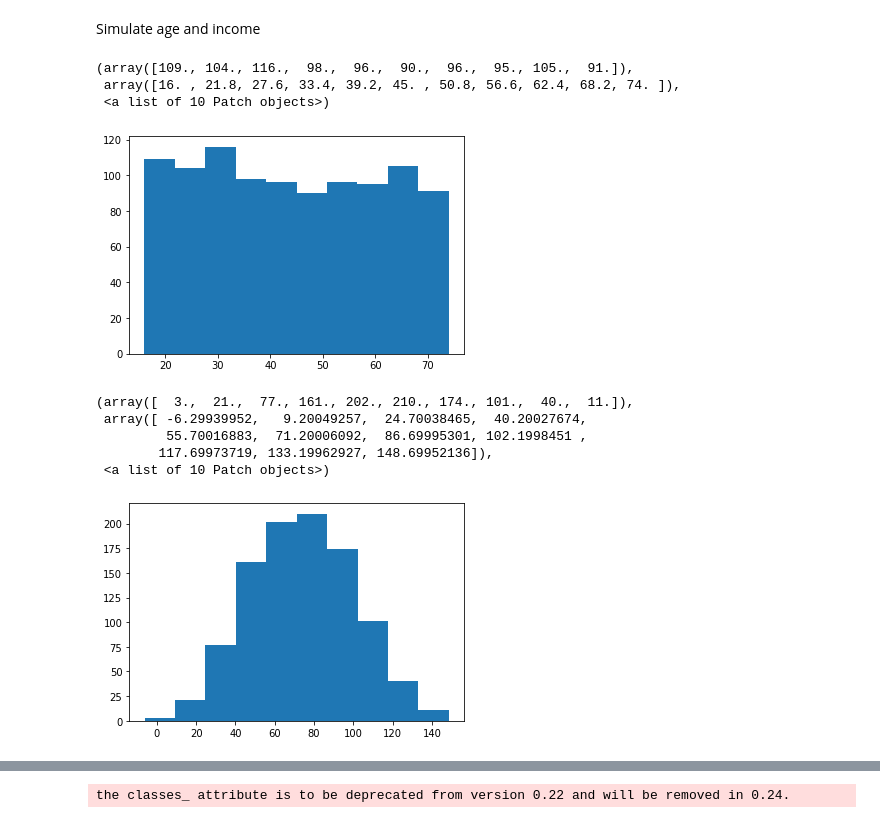
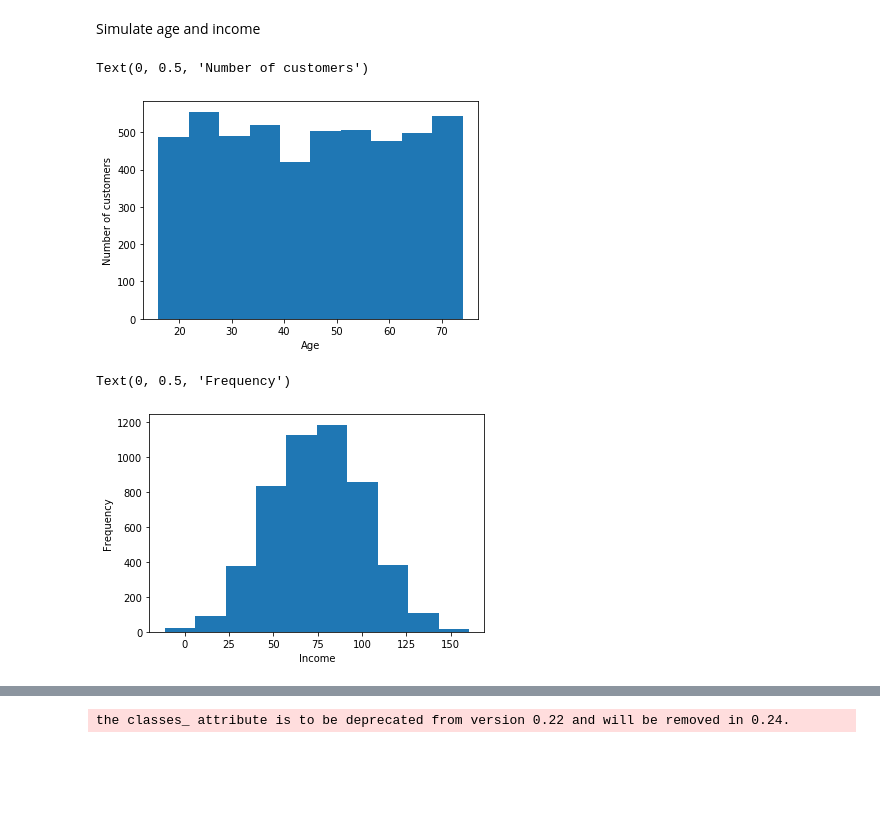
Before and after one commit to ruivieira/ceh-pmml-models, a Jupyter notebook: models.ipynb, the cells around one changed output, grey strips where cells are left out. Saved outputs shown, nothing was run; the diff lists cells and outputs as text; code cells hidden in the pictures; blank space fills up the shorter version.

Commit message:
Updated number of sample points

```diff
--- a/models.ipynb
+++ b/models.ipynb
@@ -3,29 +3,27 @@ Simulate age and income
 # %%
 import numpy as np
 
-N = 1000
+N = 5000
 
-age = holders_index = np.random.randint(16, 75, N)
+age = np.random.randint(16, 75, N)
 # %%
 import matplotlib.pyplot as plt
 
 plt.hist(age)
+plt.xlabel("Age")
+plt.ylabel("Number of customers")
 # %% [output]
-(array([109., 104., 116.,  98.,  96.,  90.,  96.,  95., 105.,  91.]),
- array([16. , 21.8, 27.6, 33.4, 39.2, 45. , 50.8, 56.6, 62.4, 68.2, 74. ]),
- <a list of 10 Patch objects>)
+Text(0, 0.5, 'Number of customers')
-[figure, old version]
+[figure, new version]
 # %%
 income = age + np.random.normal(30, 20, N)
 
 plt.hist(income)
+plt.xlabel("Income")
+plt.ylabel("Frequency")
 # %% [output]
-(array([  3.,  21.,  77., 161., 202., 210., 174., 101.,  40.,  11.]),
- array([ -6.29939952,   9.20049257,  24.70038465,  40.20027674,
-         55.70016883,  71.20006092,  86.69995301, 102.1998451 ,
-        117.69973719, 133.19962927, 148.69952136]),
- <a list of 10 Patch objects>)
+Text(0, 0.5, 'Frequency')
-[figure, old version]
+[figure, new version]
 # %%
 def calculate_class(age, income):
     if age < 30:
```
Also changed, not shown: parts of 7 cells of this notebook, 1 other file.
